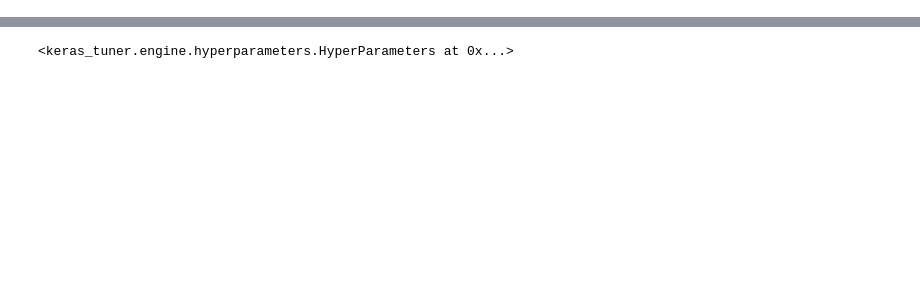
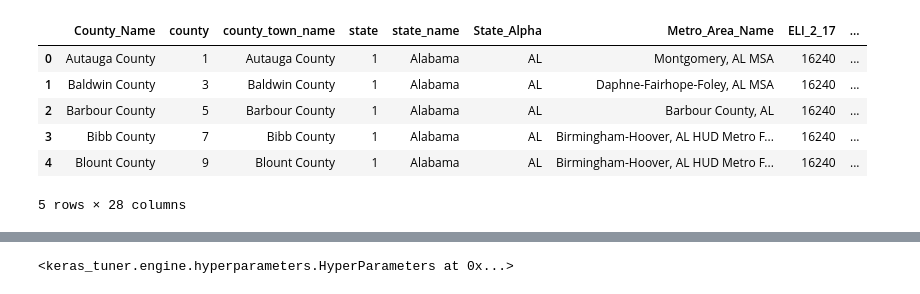
Before and after one commit to shumph10/Housing_Assistance_Analysis, a Jupyter notebook: Sup_ML_Modelipynb.ipynb, the cells around one changed output, grey strips where cells are left out. Cells and saved outputs as stored; diff of their text form; code cells hidden in the pictures; blank space fills up the shorter version.

```diff
--- a/Sup_ML_Modelipynb.ipynb
+++ b/Sup_ML_Modelipynb.ipynb
@@ -47,0 +35,4 @@ rent_df.head()
+# %%
+#  Import and read the charity_data.csv.
+rent_1722_df = pd.read_csv("sample_data/Sec8_FMR_17&22.csv")
+rent_1722_df.head()
@@ -47,0 +57,17 @@ rent_df.head()
+# %%
+#reorder columns
+rent_1722_df = rent_1722_df[['County_Name', 'county', 'county_town_name', 'state',
+       'state_name', 'State_Alpha', 'Metro_Area_Name', 'ELI_2_17', 'ELI_2_22', 'median2017', 'median2022',
+       '_id', 'fmr0_17', 'fmr1_17', 'fmr2_17',
+       'fmr3_17', 'fmr4_17', 'fmr_0_22', 'fmr_1_22', 'fmr_2_22', 'fmr_3_22',
+       'fmr_4_22', 'l50_2_17', 'l50_2_22', 'l80_2_17', 'l80_2_22',
+       'metro', 'metro_code']]
+rent_1722_df.head()
+# %% [output]
+|  | County_Name | county | county_town_name | state | state_name | State_Alpha | Metro_Area_Name | ELI_2_17 | ... |
+| 0 | Autauga County | 1 | Autauga County | 1 | Alabama | AL | Montgomery, AL MSA | 16240 | ... |
+| 1 | Baldwin County | 3 | Baldwin County | 1 | Alabama | AL | Daphne-Fairhope-Foley, AL MSA | 16240 | ... |
+| 2 | Barbour County | 5 | Barbour County | 1 | Alabama | AL | Barbour County, AL | 16240 | ... |
+| 3 | Bibb County | 7 | Bibb County | 1 | Alabama | AL | Birmingham-Hoover, AL HUD Metro F... | 16240 | ... |
+| 4 | Blount County | 9 | Blount County | 1 | Alabama | AL | Birmingham-Hoover, AL HUD Metro F... | 16240 | ... |
+5 rows × 28 columns
```
Also changed, not shown: parts of 38 cells of this notebook.
